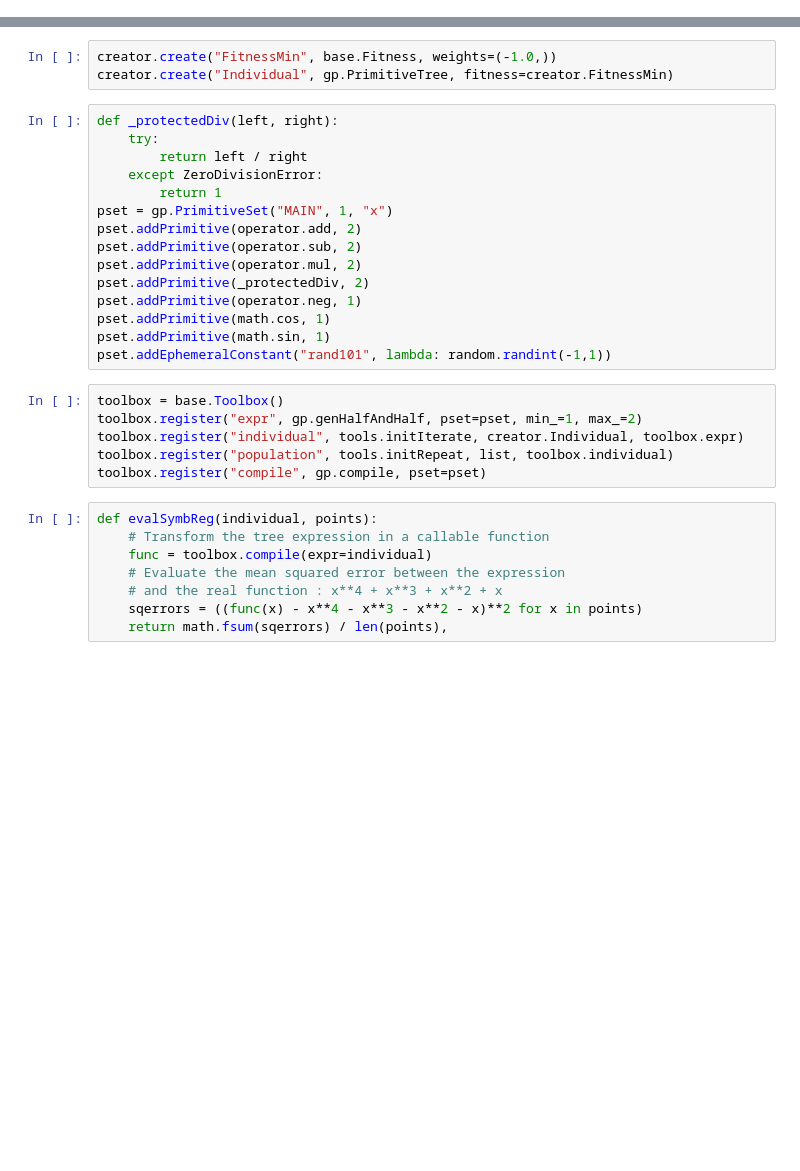
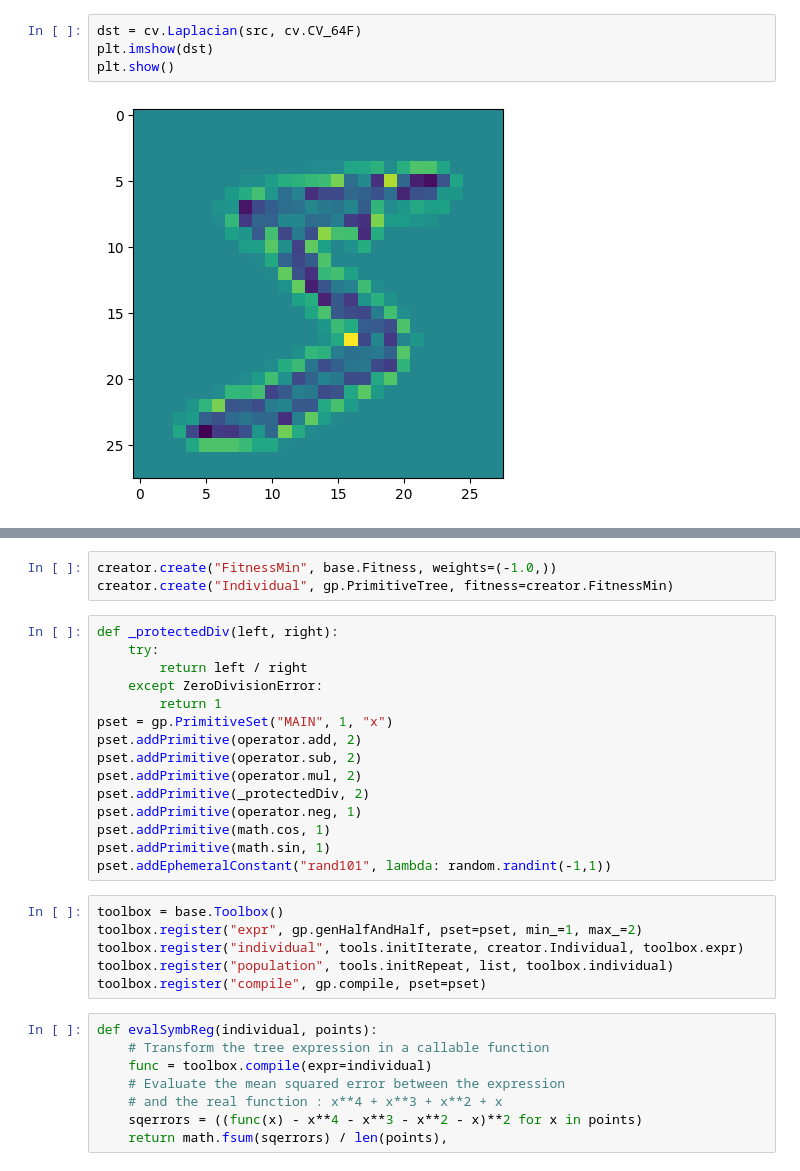
Before and after one commit to brunus-reberes/fl-exp, a Jupyter notebook: src/image_classification.ipynb, the cells around one changed output, grey strips where cells are left out. Saved outputs shown, nothing was run; the diff lists cells and outputs as text; blank space fills up the shorter version.

```diff
--- a/src/image_classification.ipynb
+++ b/src/image_classification.ipynb
@@ -30,0 +50,6 @@ plt.show()
+# %%
+dst = cv.Laplacian(src, cv.CV_64F)
+plt.imshow(dst)
+plt.show()
+# %% [output]
+[figure, added]
```
Also changed, not shown: parts of 27 cells of this notebook.
